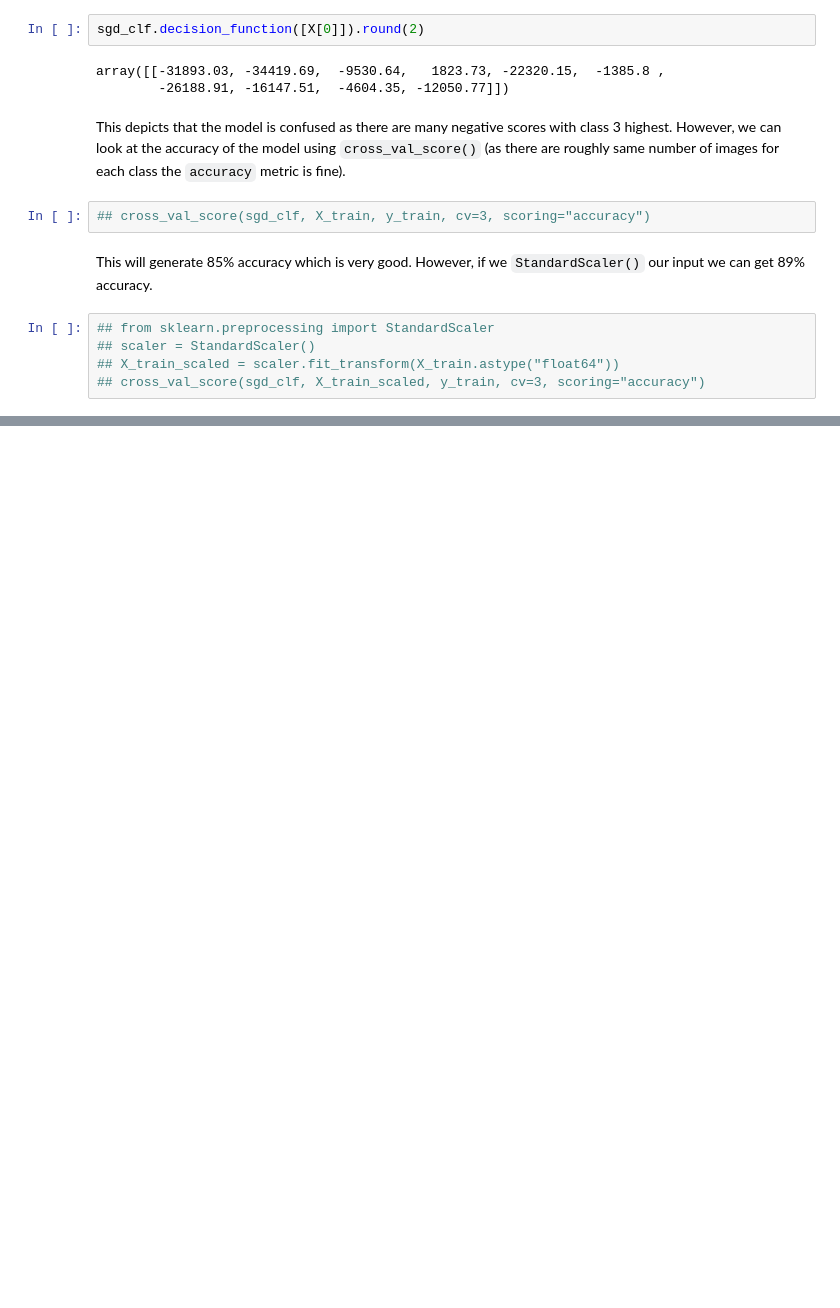
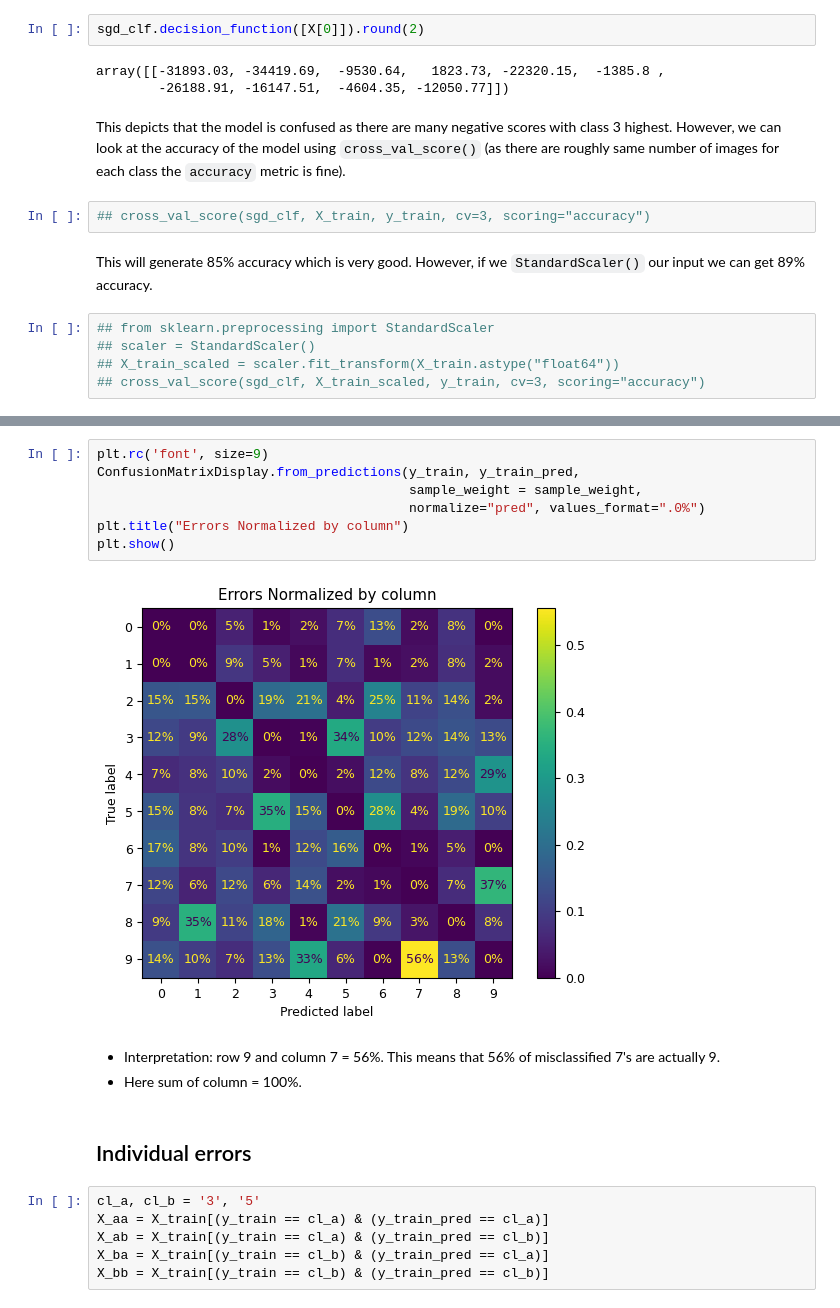
Before and after one commit to vanshuwjoshi/End-To-End-ML, a Jupyter notebook: 03_Classification.ipynb, the cells around one changed output, grey strips where cells are left out. Saved outputs shown, nothing was run; the diff lists cells and outputs as text; blank space fills up the shorter version.

```diff
--- a/03_Classification.ipynb
+++ b/03_Classification.ipynb
@@ -519,0 +569,20 @@ This will generate 85% accuracy which is very good. However, if we `StandardScal
+# %%
+plt.rc('font', size=9)
+ConfusionMatrixDisplay.from_predictions(y_train, y_train_pred,
+                                        sample_weight = sample_weight,
+                                        normalize="pred", values_format=".0%")
+plt.title("Errors Normalized by column")
+plt.show()
+# %% [output]
+[figure, added]
+# %% [markdown]
+- Interpretation: row 9 and column 7 = 56%. This means that 56% of misclassified 7's are actually 9.
+- Here sum of column = 100%.
+# %% [markdown]
+## Individual errors
+# %%
+cl_a, cl_b = '3', '5'
+X_aa = X_train[(y_train == cl_a) & (y_train_pred == cl_a)]
+X_ab = X_train[(y_train == cl_a) & (y_train_pred == cl_b)]
+X_ba = X_train[(y_train == cl_b) & (y_train_pred == cl_a)]
+X_bb = X_train[(y_train == cl_b) & (y_train_pred == cl_b)]
```
Also changed, not shown: parts of 13 cells of this notebook.
